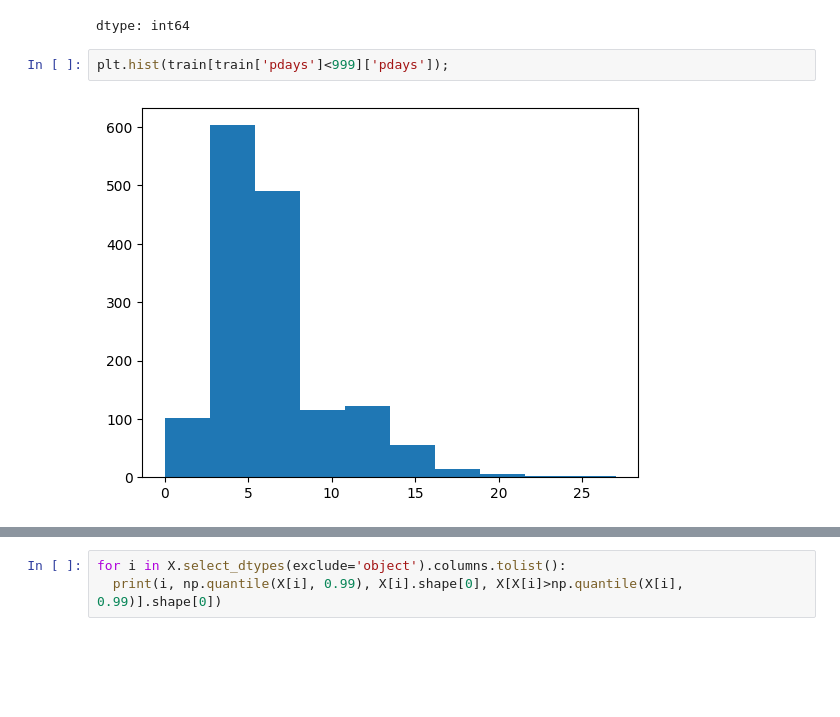
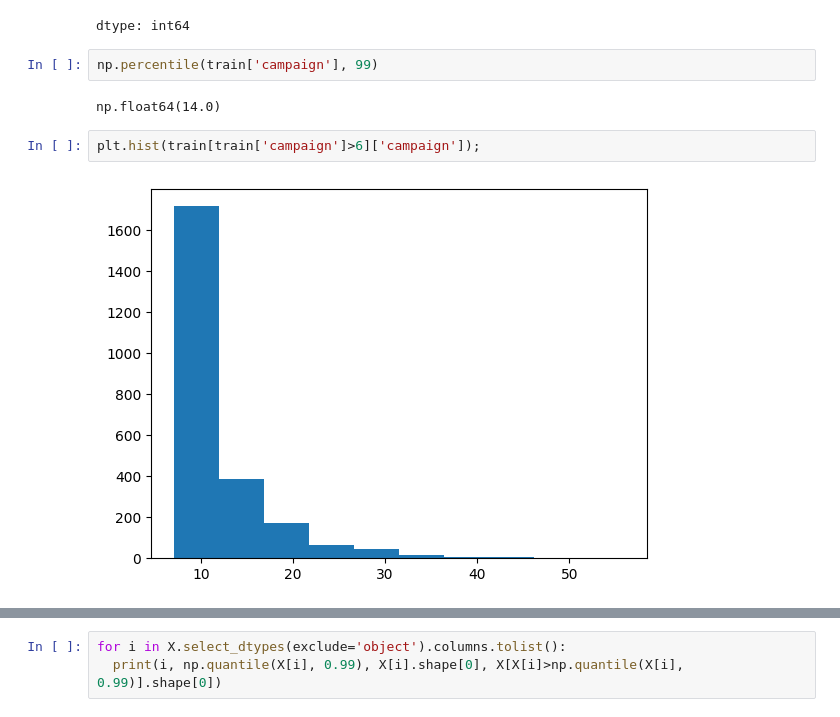
Before and after one commit to Daria-Lytvynenko/ML_course, a Jupyter notebook: Mid_term_Project.ipynb, the cells around one changed output, grey strips where cells are left out. Saved outputs shown, nothing was run; the diff lists cells and outputs as text; blank space fills up the shorter version.

```diff
--- a/Mid_term_Project.ipynb
+++ b/Mid_term_Project.ipynb
@@ -350,7 +346,11 @@ train['previous'].value_counts()
 | 6 | 5 |
 | 7 | 1 |
 dtype: int64
+# %%
+np.percentile(train['campaign'], 99)
+# %% [output]
+np.float64(14.0)
 # %%
-plt.hist(train[train['pdays']<999]['pdays']);
+plt.hist(train[train['campaign']>6]['campaign']);
 # %% [output]
-[figure, old version]
+[figure, new version]
```
Also changed, not shown: parts of 4 cells of this notebook.
